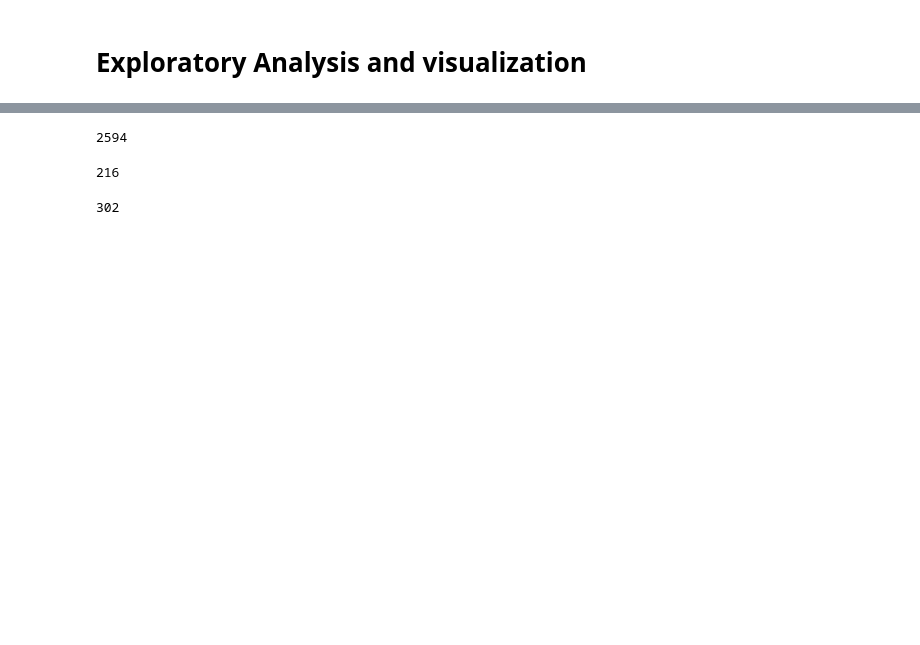
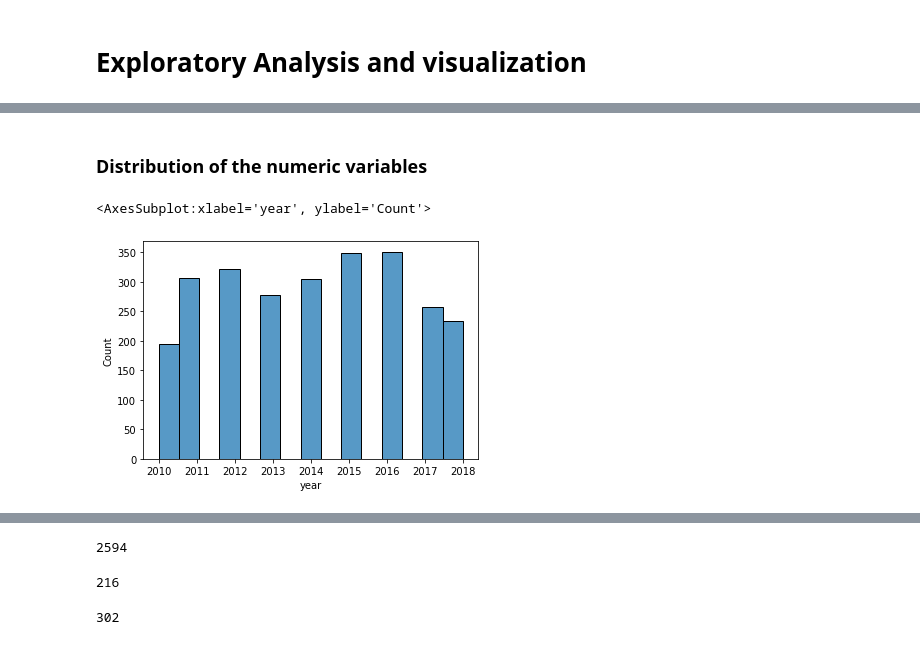
Before and after one commit to HKwirikia/dsc-phase-1-project-v2-4, a Jupyter notebook: student.ipynb, the cells around one changed output, grey strips where cells are left out. Drawn from its saved outputs; the diff is of its cells as text; code cells hidden in the pictures; blank space fills up the shorter version.

```diff
--- a/student.ipynb
+++ b/student.ipynb
@@ -386,6 +386,8 @@ The runtime_minutes column also has less than 1%(14 values) of missing values. T
 df['runtime_minutes'] = df['runtime_minutes'].fillna(df['runtime_minutes'].mean())
 # %% [markdown]
 The foreign_gross column  has the highest number of missing values at about 40%. Thus, we drop that column.
+# %%
+df.drop(columns = 'foreign_gross', inplace = True)
 # %%
 #see the summary
 df.info()
@@ -624,0 +645,7 @@ Index(['movie_id', 'primary_title', 'original_title', 'start_year',
+# %% [markdown]
+### Distribution of the numeric variables
+# %%
+sns.histplot(df.year, bins = 15)
+# %% [output]
+<AxesSubplot:xlabel='year', ylabel='Count'>
+[figure, added]
```
Also changed, not shown: parts of 15 cells of this notebook.
